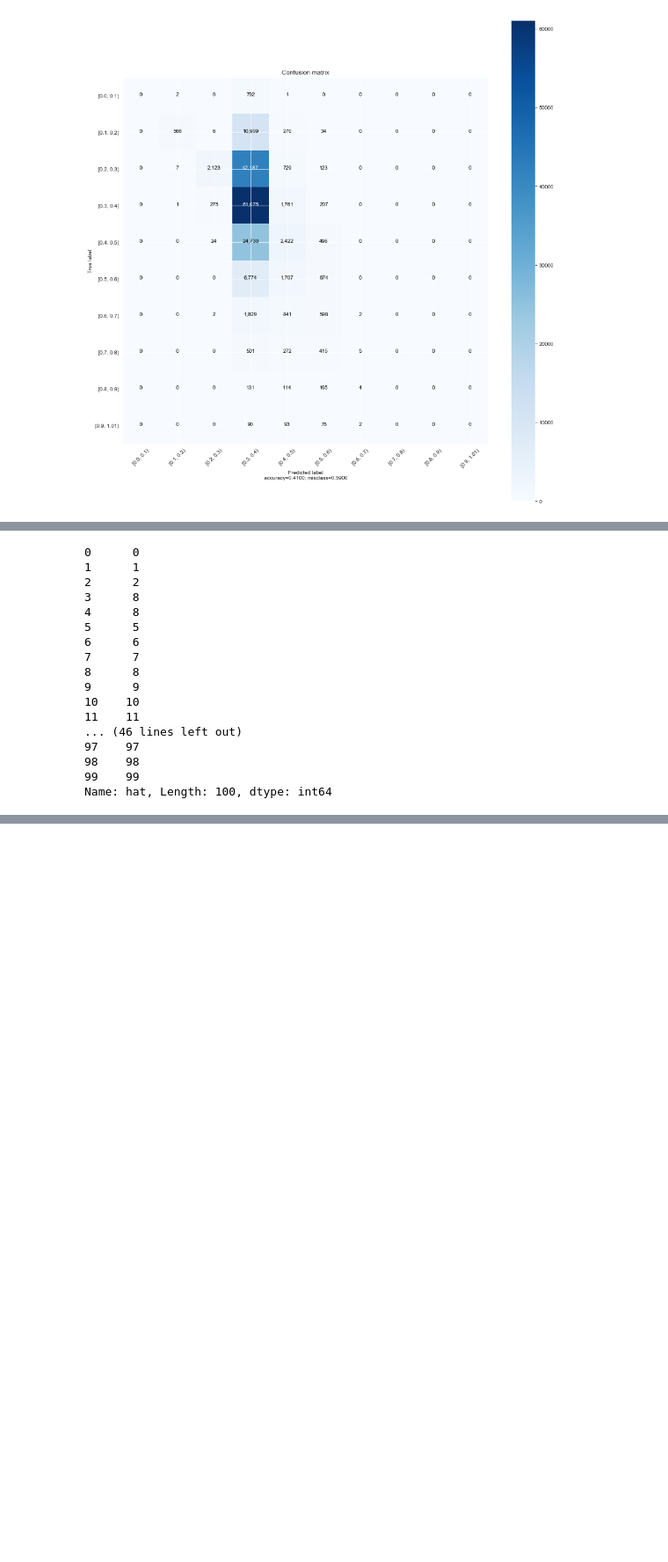
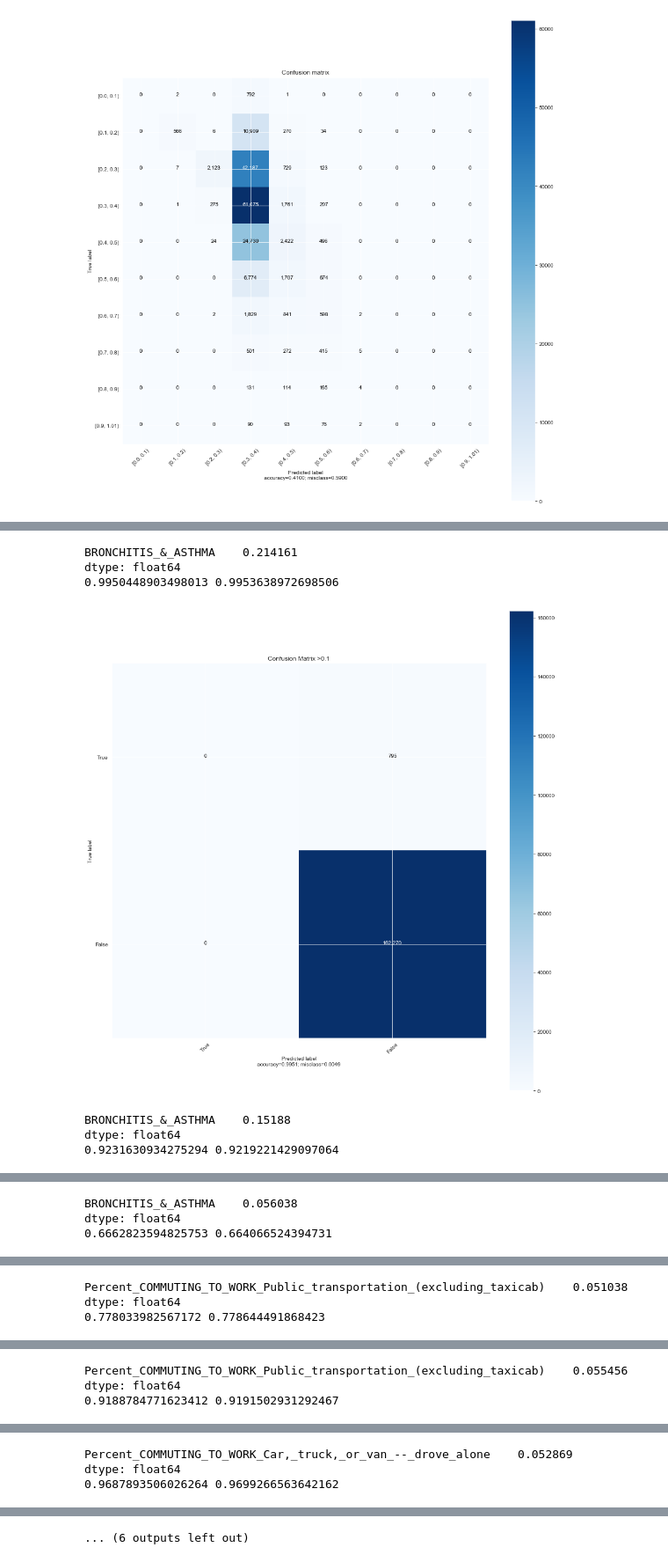
Before and after one commit to menach123/dsc-mod-5-project-online-ds-ft-090919, a Jupyter notebook: random_forest _one.ipynb, the cells around one changed output, grey strips where cells are left out. Shown at 88% size. Saved outputs shown, nothing was run; the diff lists cells and outputs as text; code cells hidden in the pictures; blank space fills up the shorter version.

Commit message:
Need to balance output thru sampling

```diff
--- a/random_forest _one.ipynb
+++ b/random_forest _one.ipynb
@@ -142,21 +205,22 @@ s =pd.Series(data=[i for i in range(0,100)], name='hat')
-# %%
-s.iloc[[3,4]]= 8
-s
-# %% [output]
-0      0
-1      1
-2      2
-3      8
-4      8
-5      5
-6      6
-7      7
-8      8
-9      9
-10    10
-11    11
-... (46 lines left out)
-97    97
-98    98
-99    99
-Name: hat, Length: 100, dtype: int64
+# %%
+
+true_false= [True, False]
+for i in bins[1:-1]:
+    num_df[target] = df[target] > i
+
+    model_clean, feat = random_forest(num_df, show=1)
+    X = num_df.drop(columns=[target])\
+
+    pred = model_clean.predict(X)
+    cnf_matrix = confusion_matrix(num_df[target], pred)
+    ax = plot_confusion_matrix(cnf_matrix, true_false, title=f"Confusion Matrix >{i}",normalize=False)
+    plt.show()
+    predicted.append(list(model_clean.predict(X)*a))
+# %% [output]
+BRONCHITIS_&_ASTHMA    0.214161
+dtype: float64
+0.9950448903498013 0.9953638972698506
+[figure, added]
+BRONCHITIS_&_ASTHMA    0.15188
+dtype: float64
+0.9231630934275294 0.9219221429097064
@@ -162,0 +228,3 @@ Name: hat, Length: 100, dtype: int64
+BRONCHITIS_&_ASTHMA    0.056038
+dtype: float64
+0.6662823594825753 0.664066524394731
@@ -162,0 +232,3 @@ Name: hat, Length: 100, dtype: int64
+Percent_COMMUTING_TO_WORK_Public_transportation_(excluding_taxicab)    0.051038
+dtype: float64
+0.778033982567172 0.778644491868423
@@ -162,0 +236,3 @@ Name: hat, Length: 100, dtype: int64
+Percent_COMMUTING_TO_WORK_Public_transportation_(excluding_taxicab)    0.055456
+dtype: float64
+0.9188784771623412 0.9191502931292467
@@ -162,0 +240,3 @@ Name: hat, Length: 100, dtype: int64
+Percent_COMMUTING_TO_WORK_Car,_truck,_or_van_--_drove_alone    0.052869
+dtype: float64
+0.9687893506026264 0.9699266563642162
@@ -162,0 +244 @@ Name: hat, Length: 100, dtype: int64
+... (6 outputs left out)
```
Also changed, not shown: parts of 6 cells of this notebook, 5 other files.
